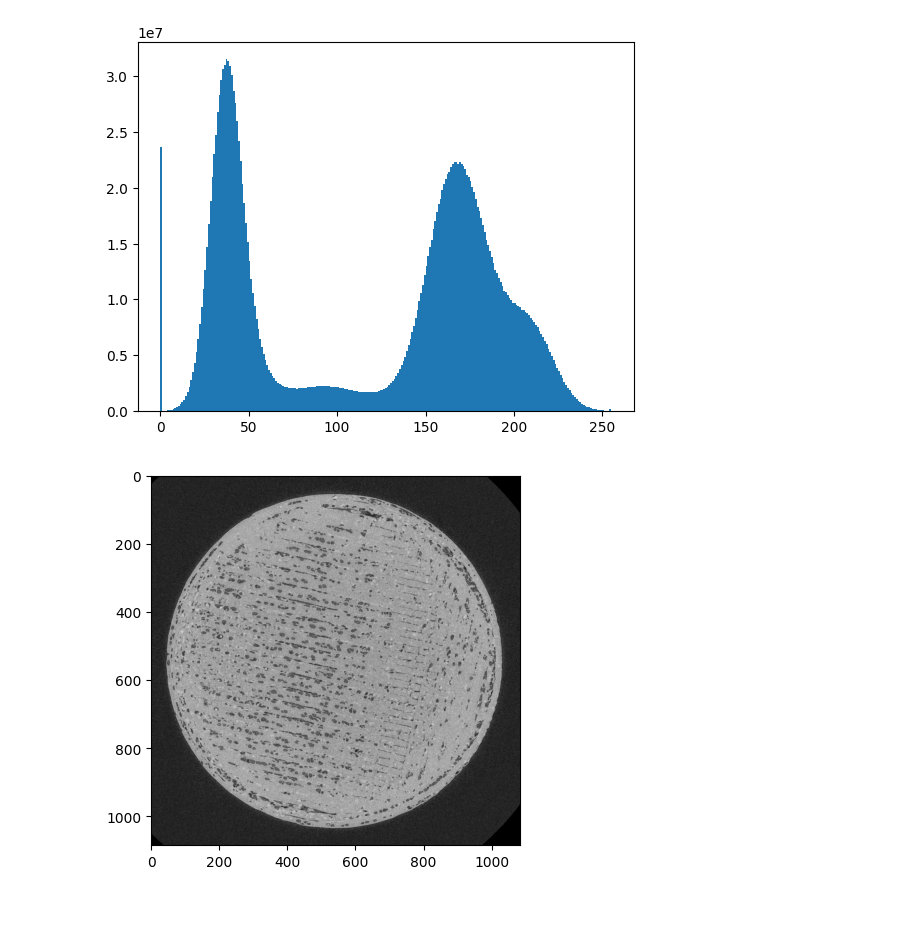
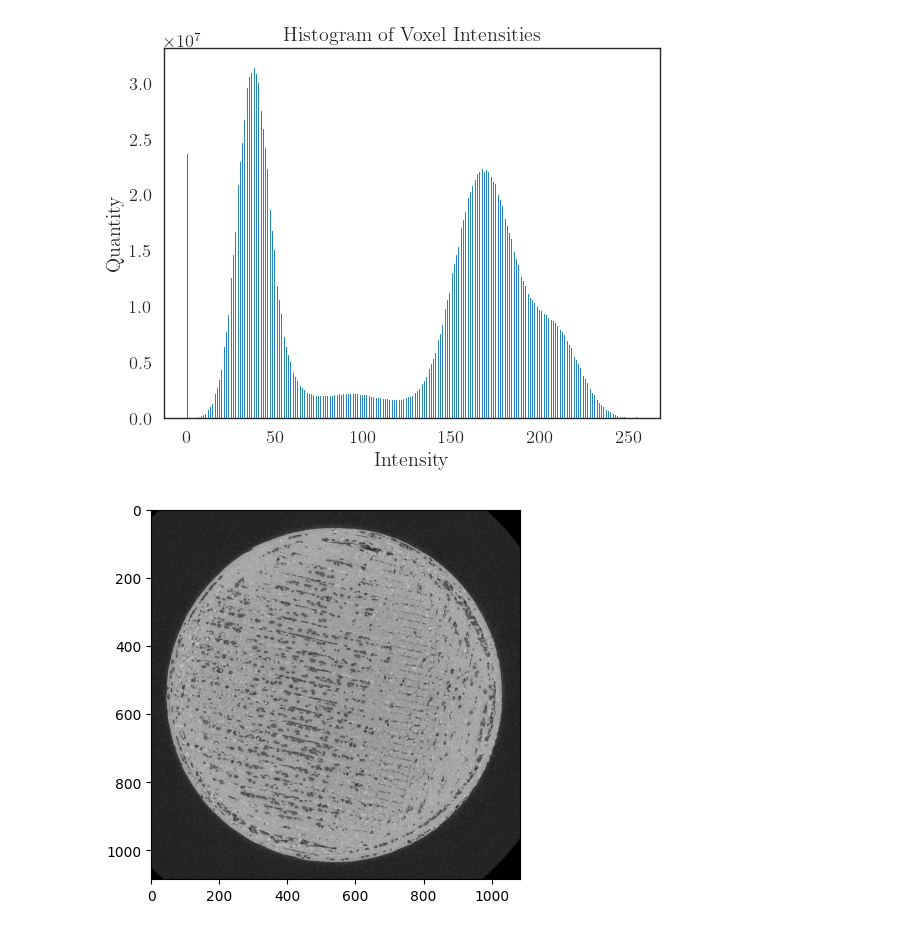
Before and after one commit to tpasfieldERAU/MA390-490_PNNL, a Jupyter notebook: diameter-analysis.ipynb, the cells around one changed output. Saved outputs shown, nothing was run; the diff lists cells and outputs as text; code cells hidden in the pictures.

Commit message:
Add seaborn for managing plot contexts

```diff
--- a/diameter-analysis.ipynb
+++ b/diameter-analysis.ipynb
@@ -3,13 +3,24 @@ import numpy as np
 import matplotlib.pyplot as plt
 import cv2 as cv
 from scipy import optimize
+import seaborn as sns
+
+from matplotlib import rc
+sns.set_palette('colorblind')
+sns.set_context('paper', font_scale=1.5)
+sns.set_style('white')
+rc('font', **{'family': 'serif', 'serif': ['Computer Modern']})
+rc('text', usetex=True)
 # %%
 img = np.load('./NORMALIZED-RP-STACK.npy')
 # %%
 plt.hist(img.reshape(-1,1), bins=255)
+plt.title("Histogram of Voxel Intensities")
+plt.ylabel("Quantity")
+plt.xlabel("Intensity")
 plt.show()
 # %% [output]
-[figure, old version]
+[figure, new version]
 # %%
 layer = 80
 mat = img[:,:,layer]
```
Also changed, not shown: 1 other file.
